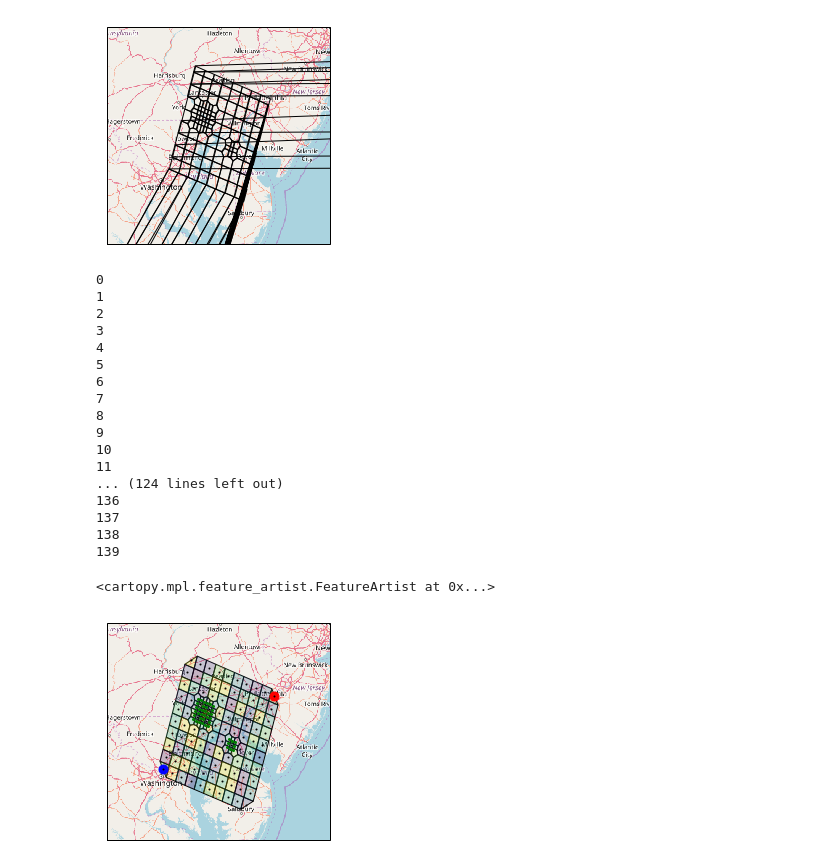
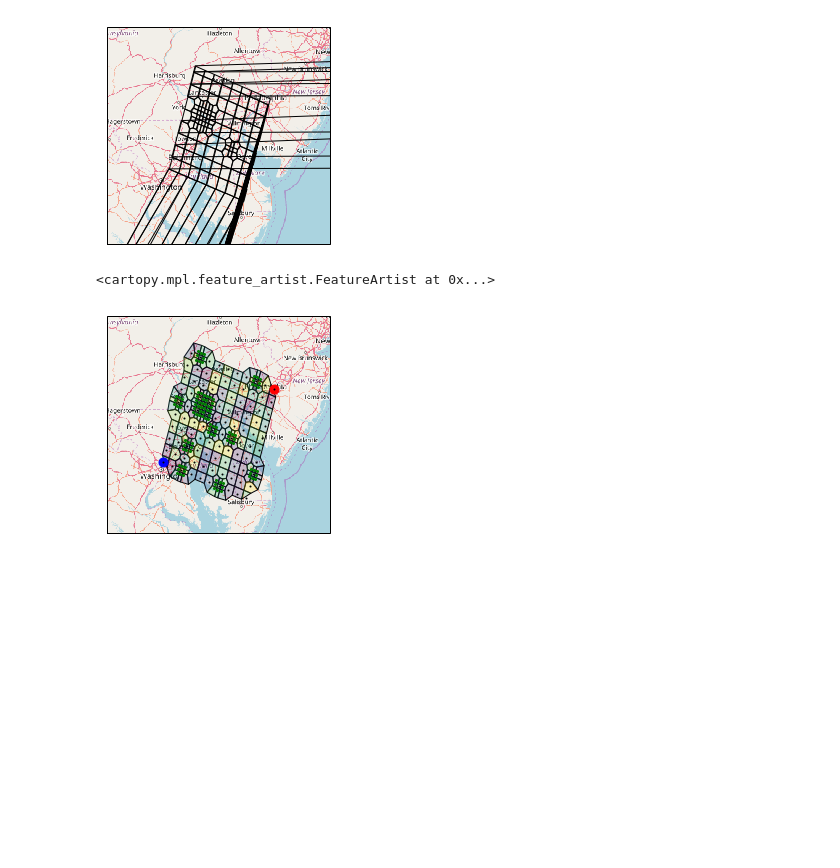
Before and after one commit to orthorhombic/two-body, a Jupyter notebook: Lat-Lon Grid.ipynb, the cells around one changed output. Saved outputs shown, nothing was run; the diff lists cells and outputs as text; code cells hidden in the pictures; blank space fills up the shorter version.

Commit message:
Voronoi Visual Tweaks

```diff
--- a/Lat-Lon Grid.ipynb
+++ b/Lat-Lon Grid.ipynb
@@ -1121,17 +1121,6 @@ def voronoi_finite_polygons_2d(vor, radius=None):
     return new_regions, np.asarray(new_vertices)
 
 
-imagery = OSM() # Use Open street maps data
-ax = plt.axes(projection=imagery.crs)
-ax.set_extent([-78, -74, 38, 41], ccrs.Geodetic()) #longitude, latitude (x1,x2,y1,y2)
-#note: later, use the max/min lat/lon from calculated grid to set this
-
-
-# Add the imagery to the map. Later iterations will need to intellegently determine zoom level
-#ax.add_image(imagery, 5) #too low resolution
-ax.add_image(imagery, 7) #good
-#ax.add_image(imagery, 8) #too high resolution
-
 
 imagery = OSM() # Use Open street maps data
 ax = plt.axes(projection=imagery.crs)
@@ -1211,7 +1200,7 @@ plt.plot(dfGrid['CorrLon'],dfGrid['CorrLat'],
 
 #for arbitrary point, increase resolution
 aHRDFs=[] #ititialize list of highres dataframes
-for i in [25,35,26,36, 64]:
+for i in [25,35,26,36,64,44,60,79,19,20,22,5,92]:
     dfGrid.loc[i,'RelLon']
     spacing[1] # default space
     fHRSpace=spacing[1]/3 # high resolution space (0.33 to avoid overlap)
@@ -1254,6 +1243,7 @@ for i in [25,35,26,36, 64]:
 #Combine all: append temp dataframes with main dataframe
 #temp=dfGrid.copy()
 aHRDFs.append(dfGrid) #add main dataframe
+#dfGrid.append(aHRDFs) #add to main dataframe
 dfGrid=pandas.concat(aHRDFs,ignore_index=True) #combine everything
 
 
@@ -1295,7 +1285,7 @@ points=dfGrid.loc[:,['CorrLon','CorrLat']]
 vor = Voronoi(points)
 
 
-new_regions, new_vertices = voronoi_finite_polygons_2d(vor, spacing[1])
+new_regions, new_vertices = voronoi_finite_polygons_2d(vor, 0.75*spacing[1])
 
 cmap = matplotlib.cm.get_cmap('viridis')
 
@@ -1310,51 +1300,34 @@ dfGrid.loc[:,'Point']=dfGrid.loc[:,'Point'].astype(object)
 dfGrid.loc[:,'Color']=dfGrid.loc[:,'Color'].astype(object)
 dfGrid.loc[:,'Vertices']=dfGrid.loc[:,'Vertices'].astype(object)
 dfGrid.loc[:,'Shape']=dfGrid.loc[:,'Vertices'].astype(object)
 
 for i in range(len(dfGrid)): #Index of the Voronoi region for each input point
     #print ('Point Coord: ' + str(vor.points[i]))
     dfGrid.at[i,'Point']=vor.points[i]
 #    print ('Region: '+str(vor.point_region[i]))
 #    print ('Region vertices (indices): '+str(new_regions[vor.point_region[i]]))
 #    print ('Region vertices (old indices): '+str(vor.regions[vor.point_region[i]]))
     #print ('Region Ridges (indices): '+str(all_ridges[i]))
     aTempVert=new_regions[vor.point_region[i]] #Region vertices (indices)
     dfGrid.at[i,'Vertices']=new_vertices[aTempVert]
     dfGrid.at[i,'Shape']=shapely.geometry.Polygon(dfGrid.at[i,'Vertices'])
     #need to properly orient polygons and ensure CCW orientation of points for filled area
     dfGrid.at[i,'Shape']=shapely.geometry.polygon.orient(dfGrid.at[i,'Shape'], sign=1.0)
-    #dfGrid.at[i,'Color']=cmap(dfGrid.loc[i,'Value'],alpha=0.25) #no normalization
-    dfGrid.at[i,'Color']=cmap(dfGrid.loc[i,'Norm'],alpha=0.25) #no normalization
+    #dfGrid.at[i,'Color']=cmap(dfGrid.loc[i,'Value'],alpha=0.25) #no normalization (no good)
+    dfGrid.at[i,'Color']=cmap(dfGrid.loc[i,'Norm'],alpha=0.25) #Normalization (required)
 
 
 
 
 for i in range(len(dfGrid)):
     #print(i)
     ax.add_geometries([dfGrid.at[i,'Shape']], ccrs.Geodetic(),
               facecolor=[0,0,0,0], edgecolor='black')
 
 
 
 ax.add_geometries(np.array(dfGrid.loc[:,'Shape']), ccrs.Geodetic(),
           facecolor=np.array(dfGrid.loc[:,'Color']), edgecolor=None)
 # %% [output]
-0
-1
-2
-3
-4
-5
-6
-7
-8
-9
-10
-11
-... (124 lines left out)
-136
-137
-138
-139
+<cartopy.mpl.feature_artist.FeatureArtist at 0x...>
-<cartopy.mpl.feature_artist.FeatureArtist at 0x...>
-[figure, old version]
+[figure, new version]
```
Also changed, not shown: 1 other file.
